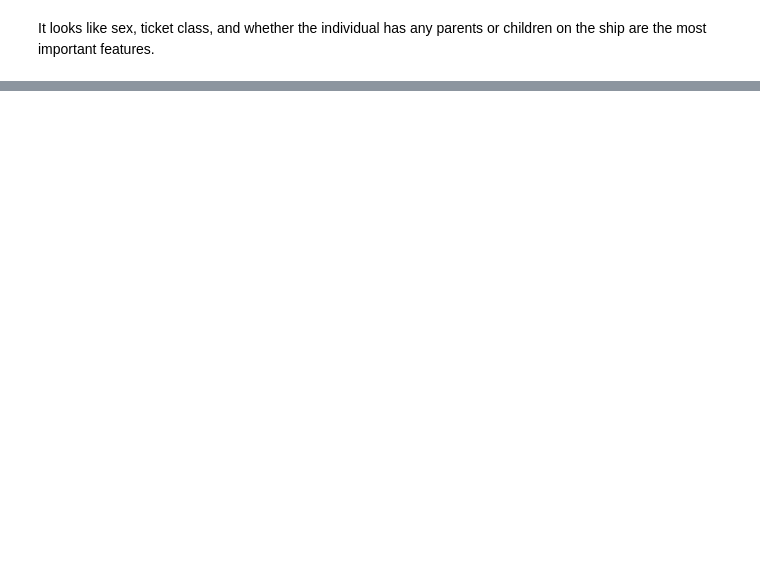
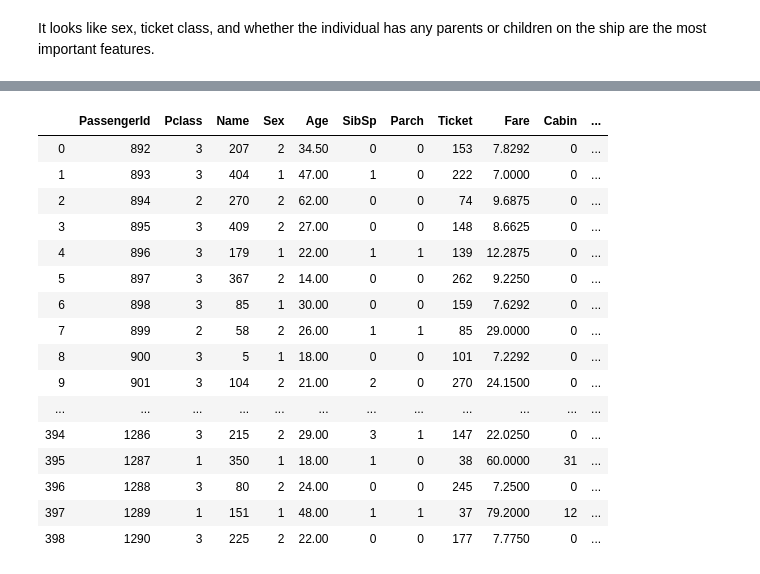
Before and after one commit to bwolfson97/Kaggle_Titanic, a Jupyter notebook: Titanic.ipynb, the cells around one changed output, grey strips where cells are left out. Saved outputs shown, nothing was run; the diff lists cells and outputs as text; code cells hidden in the pictures; blank space fills up the shorter version.

```diff
--- a/Titanic.ipynb
+++ b/Titanic.ipynb
@@ -179,0 +291,23 @@ It looks like sex, ticket class, and whether the individual has any parents or c
+# %%
+df_test_raw = pd.read_feather('tmp/test_raw')
+X_test, _, _ = proc_df(df_test_raw, na_dict=nas)
+# %%
+display_all(X_test)
+# %% [output]
+|  | PassengerId | Pclass | Name | Sex | Age | SibSp | Parch | Ticket | Fare | Cabin | ... |
+| 0 | 892 | 3 | 207 | 2 | 34.50 | 0 | 0 | 153 | 7.8292 | 0 | ... |
+| 1 | 893 | 3 | 404 | 1 | 47.00 | 1 | 0 | 222 | 7.0000 | 0 | ... |
+| 2 | 894 | 2 | 270 | 2 | 62.00 | 0 | 0 | 74 | 9.6875 | 0 | ... |
+| 3 | 895 | 3 | 409 | 2 | 27.00 | 0 | 0 | 148 | 8.6625 | 0 | ... |
+| 4 | 896 | 3 | 179 | 1 | 22.00 | 1 | 1 | 139 | 12.2875 | 0 | ... |
+| 5 | 897 | 3 | 367 | 2 | 14.00 | 0 | 0 | 262 | 9.2250 | 0 | ... |
+| 6 | 898 | 3 | 85 | 1 | 30.00 | 0 | 0 | 159 | 7.6292 | 0 | ... |
+| 7 | 899 | 2 | 58 | 2 | 26.00 | 1 | 1 | 85 | 29.0000 | 0 | ... |
+| 8 | 900 | 3 | 5 | 1 | 18.00 | 0 | 0 | 101 | 7.2292 | 0 | ... |
+| 9 | 901 | 3 | 104 | 2 | 21.00 | 2 | 0 | 270 | 24.1500 | 0 | ... |
+| ... | ... | ... | ... | ... | ... | ... | ... | ... | ... | ... | ... |
+| 394 | 1286 | 3 | 215 | 2 | 29.00 | 3 | 1 | 147 | 22.0250 | 0 | ... |
+| 395 | 1287 | 1 | 350 | 1 | 18.00 | 1 | 0 | 38 | 60.0000 | 31 | ... |
+| 396 | 1288 | 3 | 80 | 2 | 24.00 | 0 | 0 | 245 | 7.2500 | 0 | ... |
+| 397 | 1289 | 1 | 151 | 1 | 48.00 | 1 | 1 | 37 | 79.2000 | 12 | ... |
+| 398 | 1290 | 3 | 225 | 2 | 22.00 | 0 | 0 | 177 | 7.7750 | 0 | ... |
```
Also changed, not shown: parts of 30 cells of this notebook.
